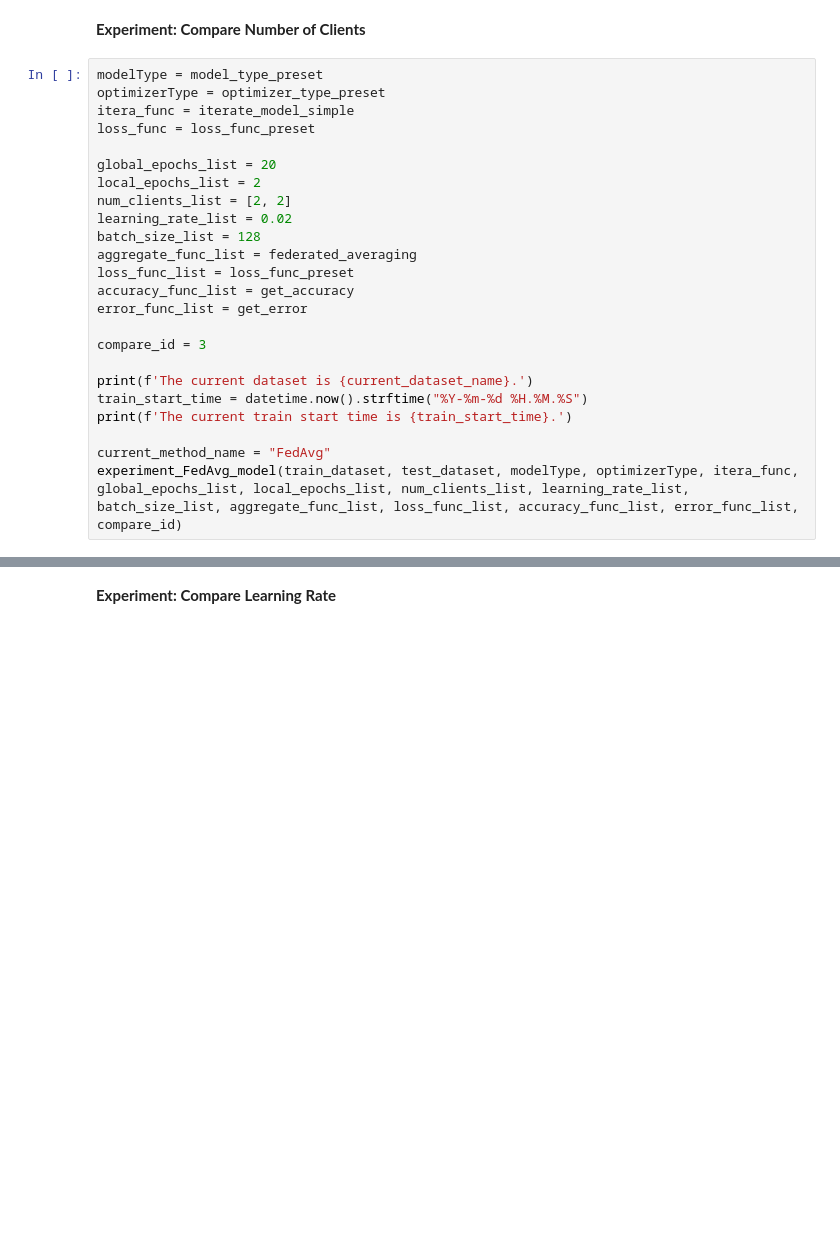
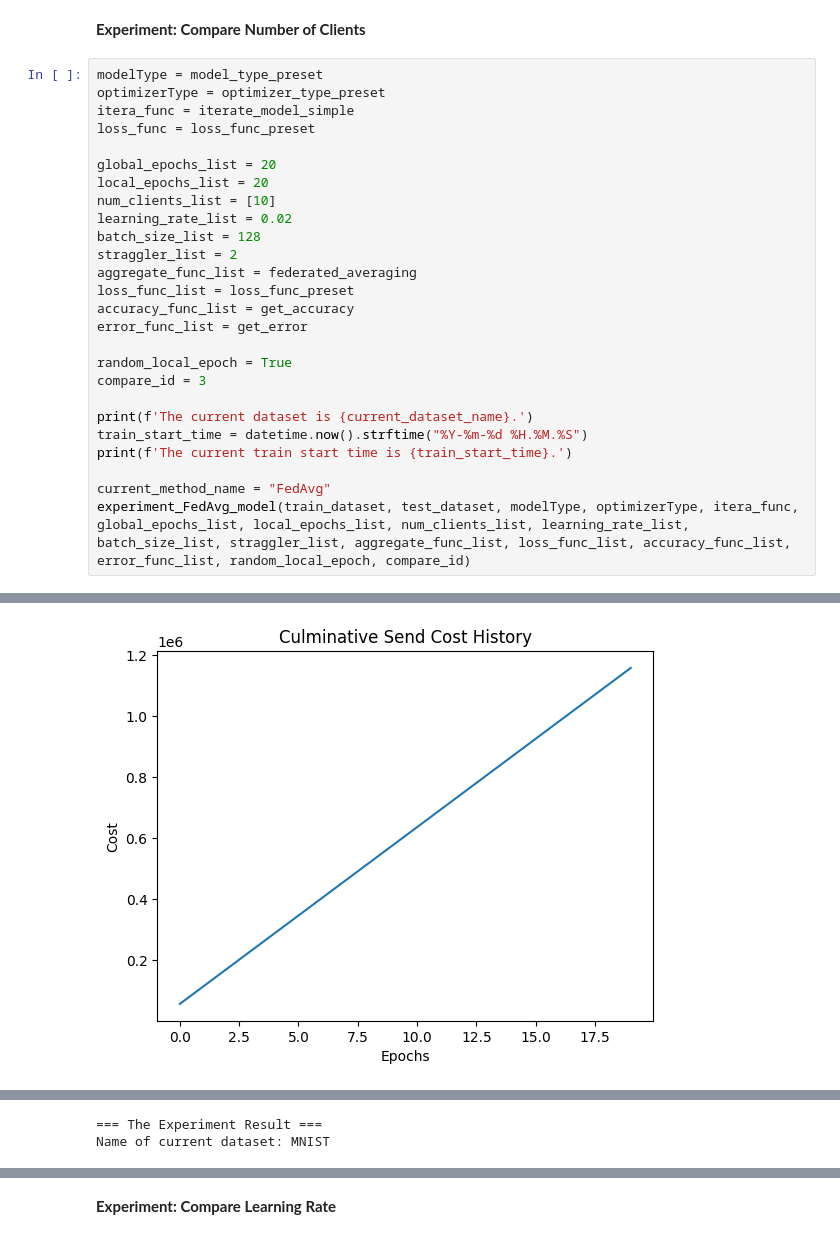
Before and after one commit to chrislam2/FTEC4999, a Jupyter notebook: Main.ipynb, the cells around one changed output, grey strips where cells are left out. Saved outputs shown, nothing was run; the diff lists cells and outputs as text; blank space fills up the shorter version.

```diff
--- a/Main.ipynb
+++ b/Main.ipynb
@@ -1763,15 +1866,17 @@ itera_func = iterate_model_simple
 loss_func = loss_func_preset
 
 global_epochs_list = 20
-local_epochs_list = 2
-num_clients_list = [2, 2]
+local_epochs_list = 20
+num_clients_list = [10]
 learning_rate_list = 0.02
 batch_size_list = 128
+straggler_list = 2
 aggregate_func_list = federated_averaging
 loss_func_list = loss_func_preset
 accuracy_func_list = get_accuracy
 error_func_list = get_error
 
+random_local_epoch = True
 compare_id = 3
 
 print(f'The current dataset is {current_dataset_name}.')
@@ -1779,4 +1884,5 @@ train_start_time = datetime.now().strftime("%Y-%m-%d %H.%M.%S")
 print(f'The current train start time is {train_start_time}.')
 
 current_method_name = "FedAvg"
-experiment_FedAvg_model(train_dataset, test_dataset, modelType, optimizerType, itera_func, global_epochs_list, local_epochs_list, num_clients_list, learning_rate_list, batch_size_list, aggregate_func_list, loss_func_list, accuracy_func_list, error_func_list, compare_id)
+experiment_FedAvg_model(train_dataset, test_dataset, modelType, optimizerType, itera_func, global_epochs_list, local_epochs_list, num_clients_list, learning_rate_list, batch_size_list, straggler_list, aggregate_func_list, loss_func_list, accuracy_func_list, error_func_list, random_local_epoch, compare_id)
+# %% [output]
@@ -1782,0 +1906 @@ experiment_FedAvg_model(train_dataset, test_dataset, modelType, optimizerType, i
+[figure, added]
@@ -1782,0 +1911,2 @@ experiment_FedAvg_model(train_dataset, test_dataset, modelType, optimizerType, i
+=== The Experiment Result ===
+Name of current dataset: MNIST
```
Also changed, not shown: parts of 19 cells of this notebook.
